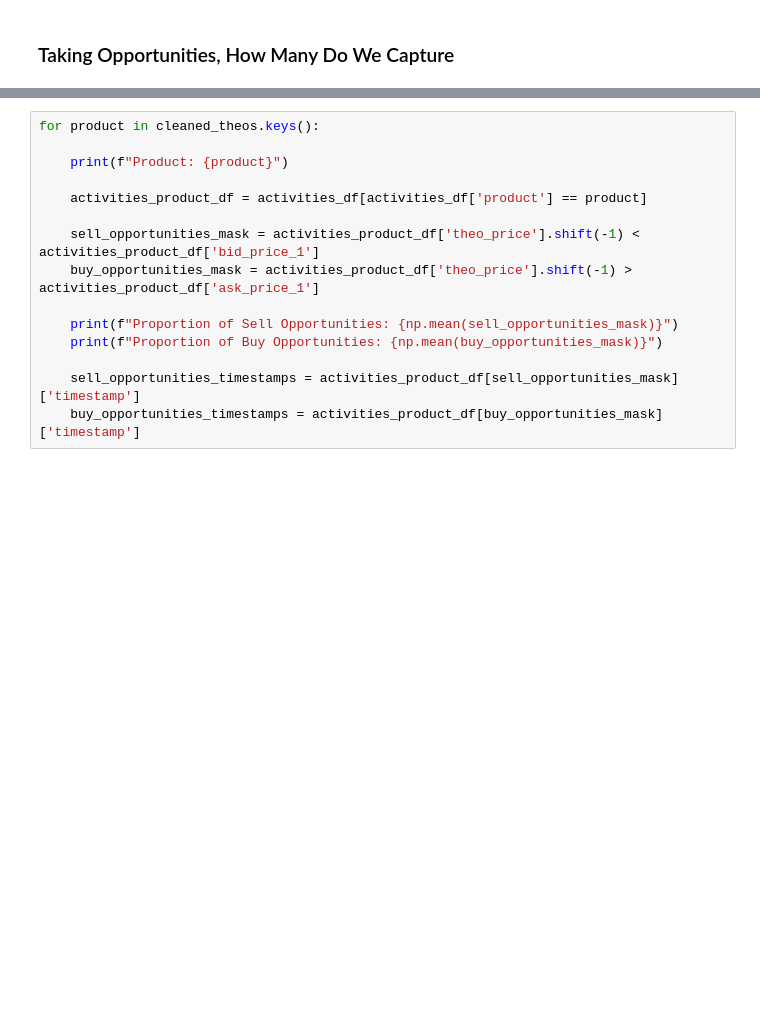
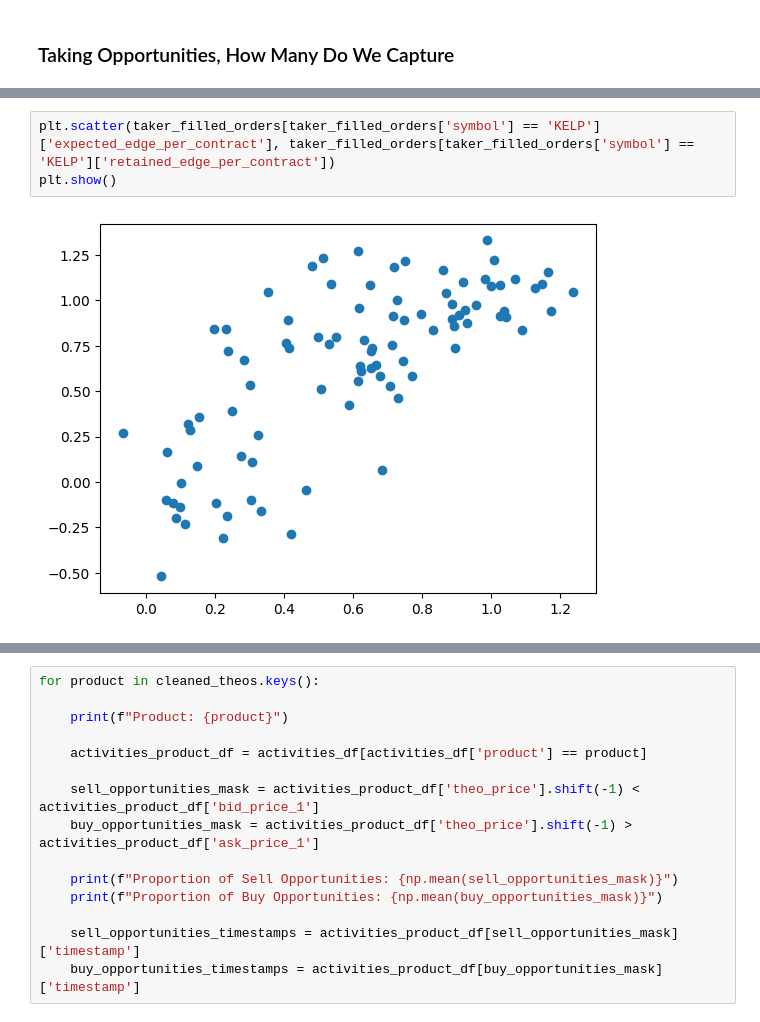
Before and after one commit to Keshav-Shah/IMC-Prosperity-2025-Rice, a Jupyter notebook: model_testing.ipynb, the cells around one changed output, grey strips where cells are left out. Drawn from its saved outputs; the diff is of its cells as text; blank space fills up the shorter version.

```diff
--- a/model_testing.ipynb
+++ b/model_testing.ipynb
@@ -839,0 +1609,5 @@ Given dPos_maker(t), we want correlation of dPos_maker(t) with dPos_maker(t-1)
+# %%
+plt.scatter(taker_filled_orders[taker_filled_orders['symbol'] == 'KELP']['expected_edge_per_contract'], taker_filled_orders[taker_filled_orders['symbol'] == 'KELP']['retained_edge_per_contract'])
+plt.show()
+# %% [output]
+[figure, added]
```
Also changed, not shown: parts of 62 cells of this notebook, 1 other file.
